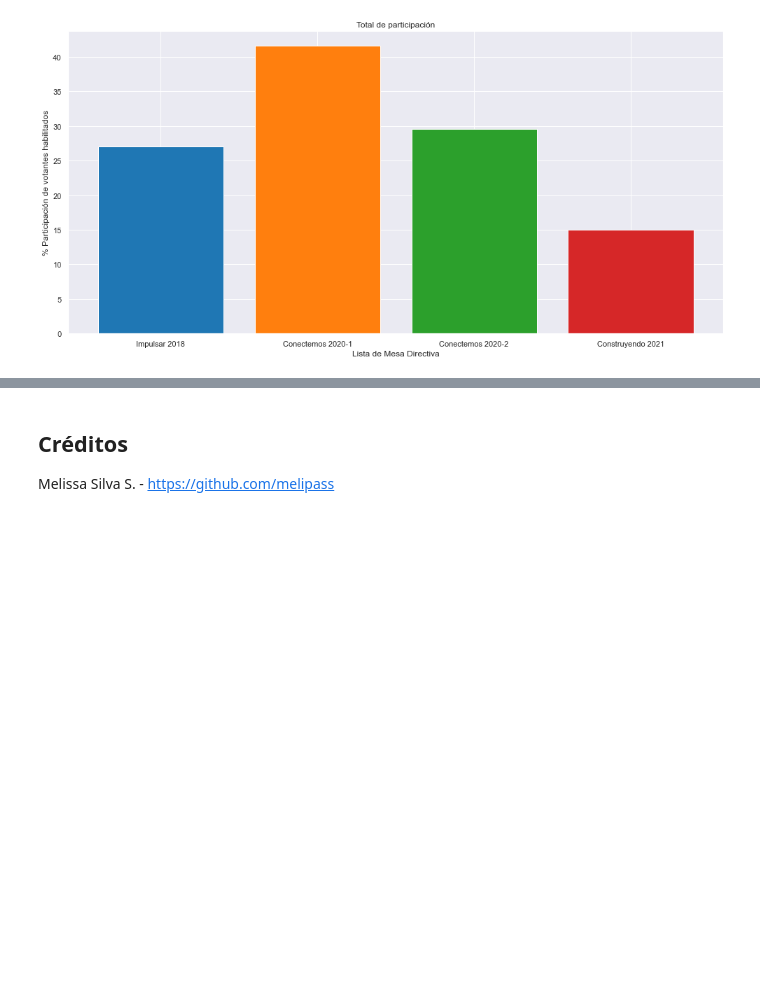
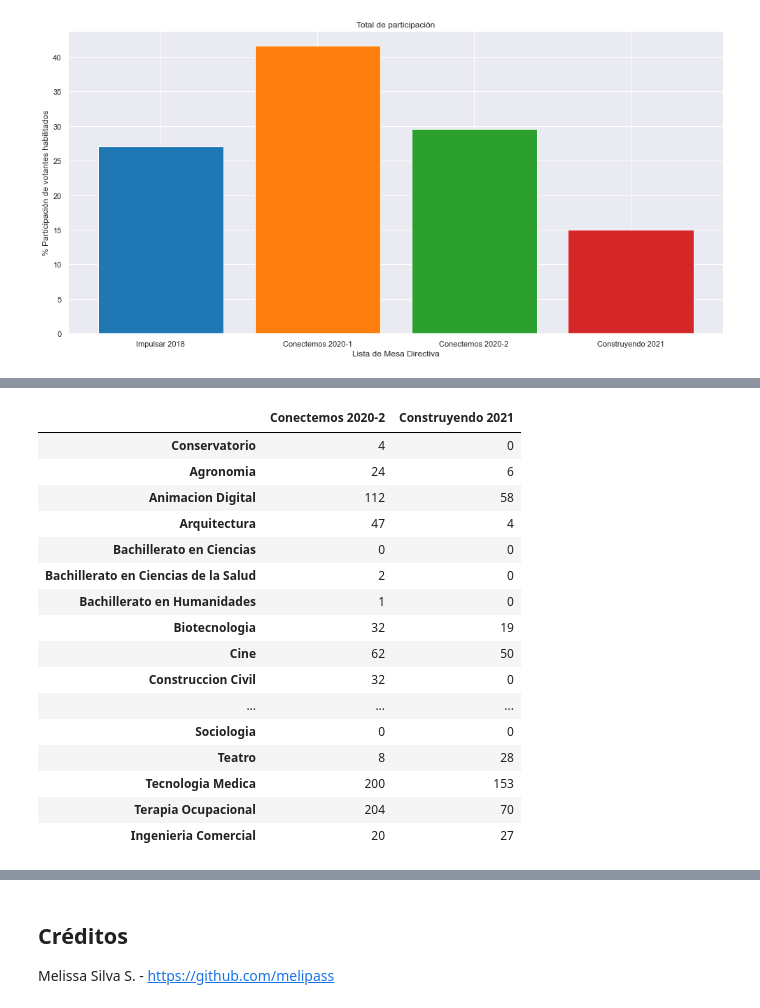
Before and after one commit to melipass/umayor-evoting-data, a Jupyter notebook: evoting.ipynb, the cells around one changed output, grey strips where cells are left out. Saved outputs shown, nothing was run; the diff lists cells and outputs as text; code cells hidden in the pictures; blank space fills up the shorter version.

```diff
--- a/evoting.ipynb
+++ b/evoting.ipynb
@@ -296,0 +387,21 @@ plt.show()
+# %%
+ultimas_elecciones = ultimas_elecciones.dropna()
+ultimas_elecciones.style.set_precision(0)
+# %% [output]
+|  | Conectemos 2020-2 | Construyendo 2021 |
+| Conservatorio | 4 | 0 |
+| Agronomia | 24 | 6 |
+| Animacion Digital | 112 | 58 |
+| Arquitectura | 47 | 4 |
+| Bachillerato en Ciencias | 0 | 0 |
+| Bachillerato en Ciencias de la Salud | 2 | 0 |
+| Bachillerato en Humanidades | 1 | 0 |
+| Biotecnologia | 32 | 19 |
+| Cine | 62 | 50 |
+| Construccion Civil | 32 | 0 |
+| ... | ... | ... |
+| Sociologia | 0 | 0 |
+| Teatro | 8 | 28 |
+| Tecnologia Medica | 200 | 153 |
+| Terapia Ocupacional | 204 | 70 |
+| Ingenieria Comercial | 20 | 27 |
```
Also changed, not shown: parts of 9 cells of this notebook.
